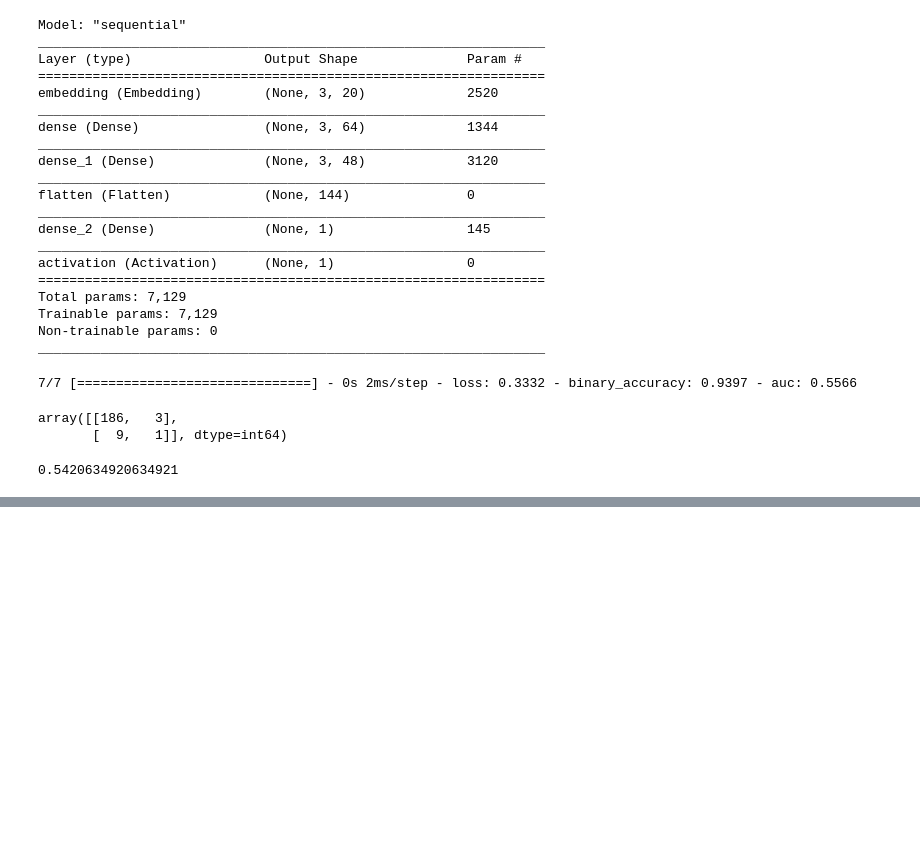
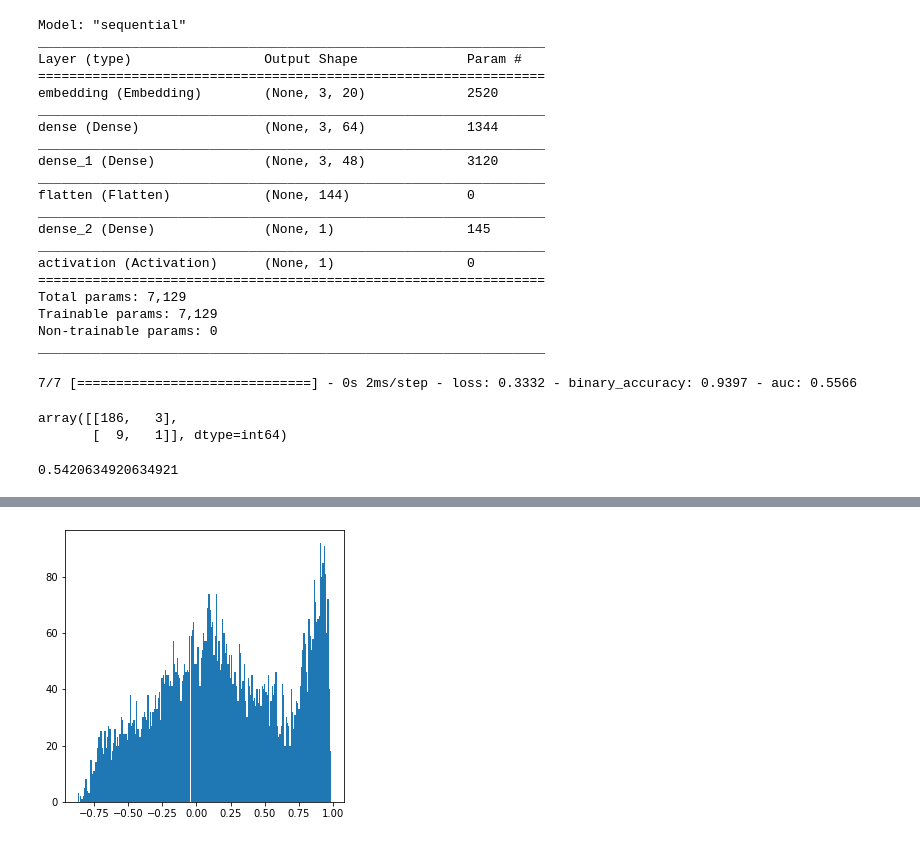
Before and after one commit to Johnnywang1899/Rotman_Datathon_Hockey_Game, a Jupyter notebook: Player Embedding.ipynb, the cells around one changed output, grey strips where cells are left out. Cells and saved outputs as stored; diff of their text form; code cells hidden in the pictures; blank space fills up the shorter version.

```diff
--- a/Player Embedding.ipynb
+++ b/Player Embedding.ipynb
@@ -453,0 +472,6 @@ roc_auc_score(y_test, pred)
+# %%
+upp_tri = np.triu_indices(cos_sim.shape[0], 1)
+plt.hist(cos_sim[upp_tri], bins=200)
+plt.show()
+# %% [output]
+[figure, added]
```
Also changed, not shown: parts of 5 cells of this notebook.
